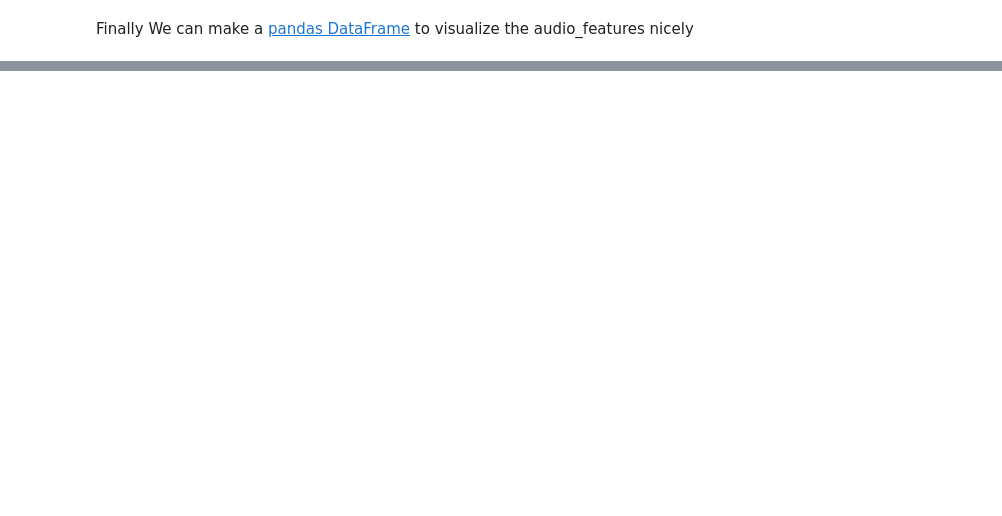
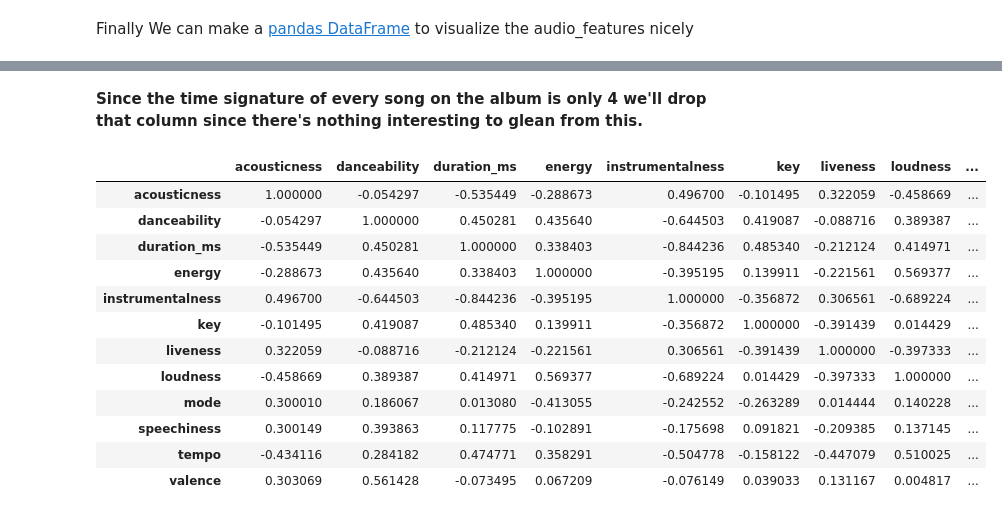
Before and after one commit to eytanohana/Intro-to-Spotify-API, a Jupyter notebook: audio features.ipynb, the cells around one changed output, grey strips where cells are left out. Saved outputs shown, nothing was run; the diff lists cells and outputs as text; code cells hidden in the pictures; blank space fills up the shorter version.

```diff
--- a/audio features.ipynb
+++ b/audio features.ipynb
@@ -121,0 +141,20 @@ df
+# %% [markdown]
+__Since the time signature of every song on the album is only 4 we'll drop that column since there's nothing interesting to glean from this.__
+# %%
+df_numerical.drop(columns='time_signature', inplace=True)
+correlations = df_numerical.corr()
+correlations
+# %% [output]
+|  | acousticness | danceability | duration_ms | energy | instrumentalness | key | liveness | loudness | ... |
+| acousticness | 1.000000 | -0.054297 | -0.535449 | -0.288673 | 0.496700 | -0.101495 | 0.322059 | -0.458669 | ... |
+| danceability | -0.054297 | 1.000000 | 0.450281 | 0.435640 | -0.644503 | 0.419087 | -0.088716 | 0.389387 | ... |
+| duration_ms | -0.535449 | 0.450281 | 1.000000 | 0.338403 | -0.844236 | 0.485340 | -0.212124 | 0.414971 | ... |
+| energy | -0.288673 | 0.435640 | 0.338403 | 1.000000 | -0.395195 | 0.139911 | -0.221561 | 0.569377 | ... |
+| instrumentalness | 0.496700 | -0.644503 | -0.844236 | -0.395195 | 1.000000 | -0.356872 | 0.306561 | -0.689224 | ... |
+| key | -0.101495 | 0.419087 | 0.485340 | 0.139911 | -0.356872 | 1.000000 | -0.391439 | 0.014429 | ... |
+| liveness | 0.322059 | -0.088716 | -0.212124 | -0.221561 | 0.306561 | -0.391439 | 1.000000 | -0.397333 | ... |
+| loudness | -0.458669 | 0.389387 | 0.414971 | 0.569377 | -0.689224 | 0.014429 | -0.397333 | 1.000000 | ... |
+| mode | 0.300010 | 0.186067 | 0.013080 | -0.413055 | -0.242552 | -0.263289 | 0.014444 | 0.140228 | ... |
+| speechiness | 0.300149 | 0.393863 | 0.117775 | -0.102891 | -0.175698 | 0.091821 | -0.209385 | 0.137145 | ... |
+| tempo | -0.434116 | 0.284182 | 0.474771 | 0.358291 | -0.504778 | -0.158122 | -0.447079 | 0.510025 | ... |
+| valence | 0.303069 | 0.561428 | -0.073495 | 0.067209 | -0.076149 | 0.039033 | 0.131167 | 0.004817 | ... |
```
Also changed, not shown: parts of 11 cells of this notebook.
